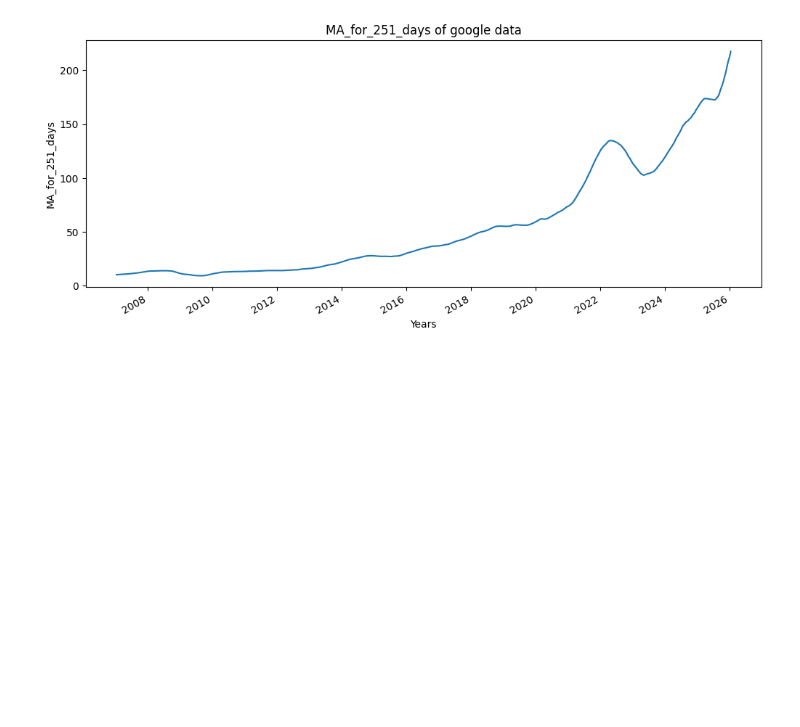
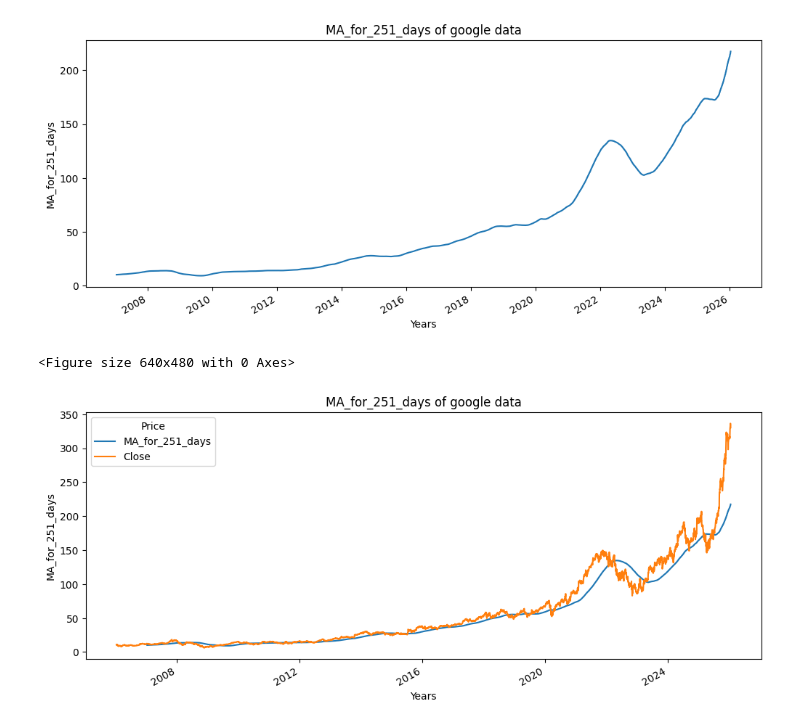
Before and after one commit to BibekRai44/basic-ml-project, a Jupyter notebook: google-stock-prediction.ipynb, the cells around one changed output. Drawn from its saved outputs; the diff is of its cells as text; code cells hidden in the pictures; blank space fills up the shorter version.

```diff
--- a/google-stock-prediction.ipynb
+++ b/google-stock-prediction.ipynb
@@ -151,3 +151,8 @@ dataset
 plot_graph((12,5),dataset['MA_for_251_days'],'MA_for_251_days')
 # %% [output]
 [figure]
+# %%
+plot_graph((12,5),dataset[['MA_for_251_days','Close']],'MA_for_251_days')
+# %% [output]
+<Figure size 640x480 with 0 Axes>
+[figure, added]
```
Also changed, not shown: parts of 12 cells of this notebook.
